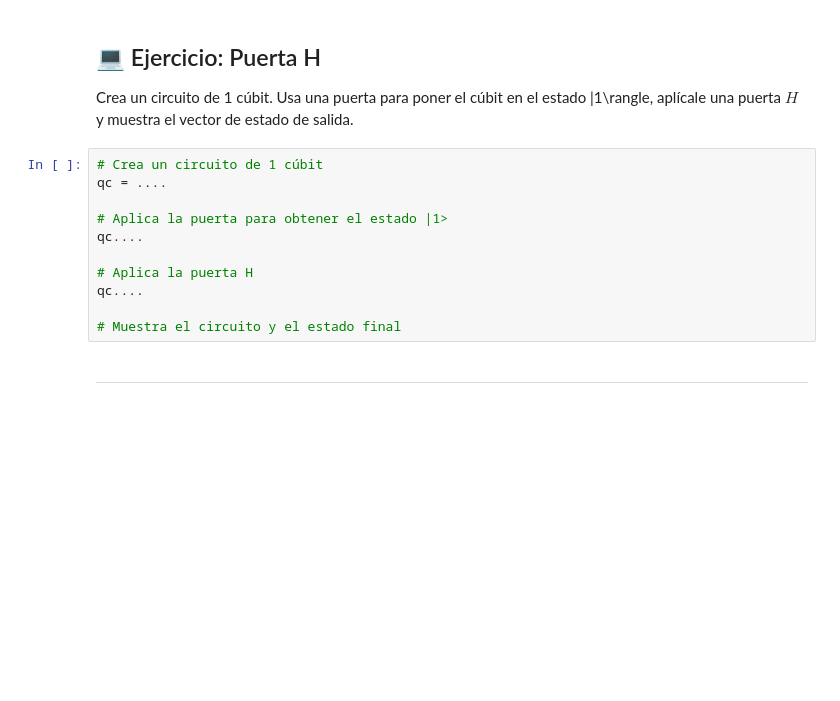
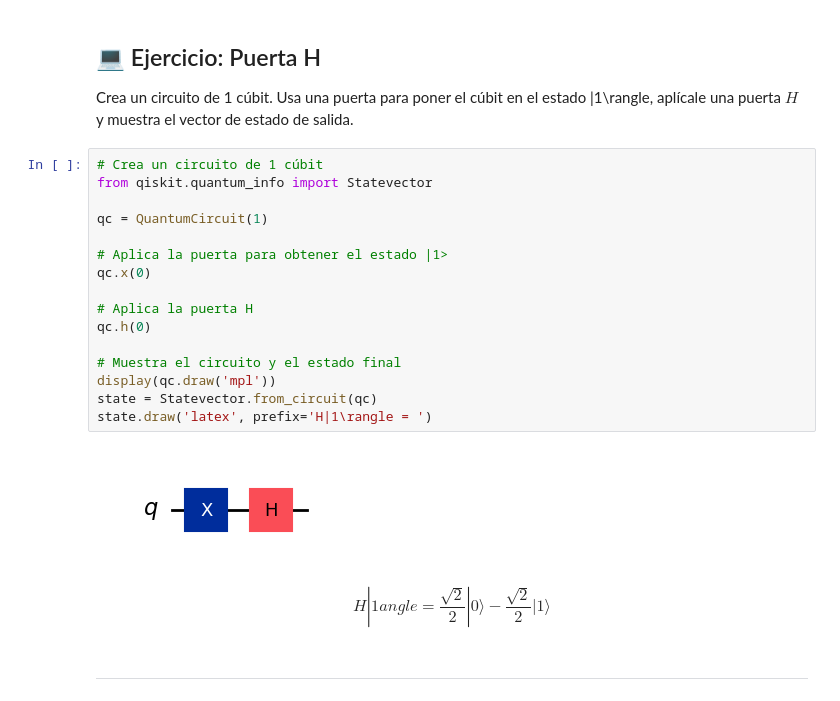
Before and after one commit to mateofra/CUANTICA, a Jupyter notebook: 02. Bits y Cúbits.ipynb, the cells around one changed output. Saved outputs shown, nothing was run; the diff lists cells and outputs as text; blank space fills up the shorter version.

```diff
--- a/02. Bits y Cúbits.ipynb
+++ b/02. Bits y Cúbits.ipynb
@@ -900,15 +908,24 @@ $$
 Crea un circuito de 1 cúbit. Usa una puerta para poner el cúbit en el estado |1\rangle, aplícale una puerta $H$ y muestra el vector de estado de salida.
 # %%
 # Crea un circuito de 1 cúbit
-qc = ....
+from qiskit.quantum_info import Statevector
+
+qc = QuantumCircuit(1)
 
 # Aplica la puerta para obtener el estado |1>
-qc....
+qc.x(0)
 
 # Aplica la puerta H
-qc....
+qc.h(0)
 
 # Muestra el circuito y el estado final
+display(qc.draw('mpl'))
+state = Statevector.from_circuit(qc)
+state.draw('latex', prefix='H|1\rangle = ')
+# %% [output]
+[figure, added]
+$$H|1
+angle = \frac{\sqrt{2}}{2} |0\rangle- \frac{\sqrt{2}}{2} |1\rangle$$
 # %% [markdown]
 
 
```
Also changed, not shown: parts of 23 cells of this notebook.
